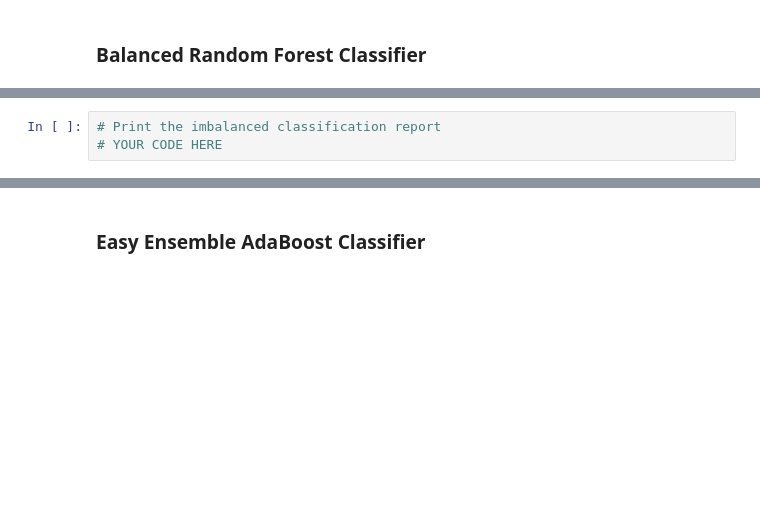
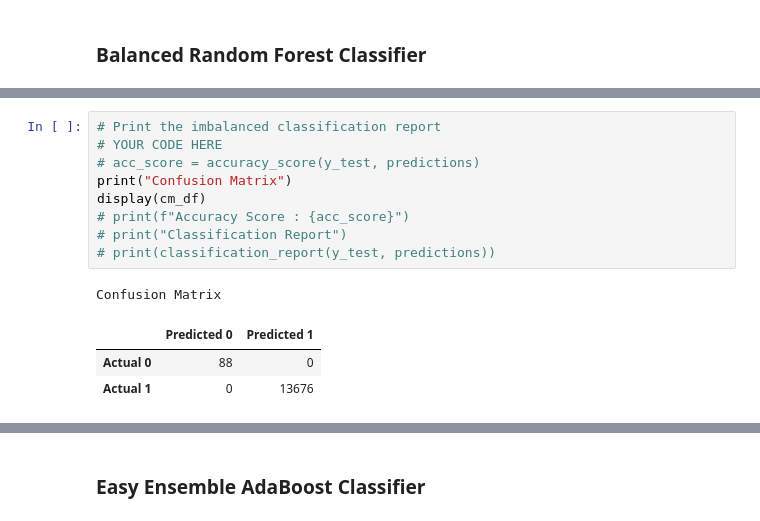
Before and after one commit to PDob02/Credit_Risk_Analysis, a Jupyter notebook: Module-17-Challenge-Resources/credit_risk_ensemble.ipynb, the cells around one changed output, grey strips where cells are left out. Cells and saved outputs as stored; diff of their text form; blank space fills up the shorter version.

```diff
--- a/Module-17-Challenge-Resources/credit_risk_ensemble.ipynb
+++ b/Module-17-Challenge-Resources/credit_risk_ensemble.ipynb
@@ -182,5 +223,16 @@ Note: Use a random state of 1 for each algorithm to ensure consistency between t
 # %%
 # Print the imbalanced classification report
 # YOUR CODE HERE
+# acc_score = accuracy_score(y_test, predictions)
+print("Confusion Matrix")
+display(cm_df)
+# print(f"Accuracy Score : {acc_score}")
+# print("Classification Report")
+# print(classification_report(y_test, predictions))
+# %% [output]
+Confusion Matrix
+|  | Predicted 0 | Predicted 1 |
+| Actual 0 | 88 | 0 |
+| Actual 1 | 0 | 13676 |
 # %%
 # List the features sorted in descending order by feature importance
```
Also changed, not shown: parts of 19 cells of this notebook, 2 other files.
